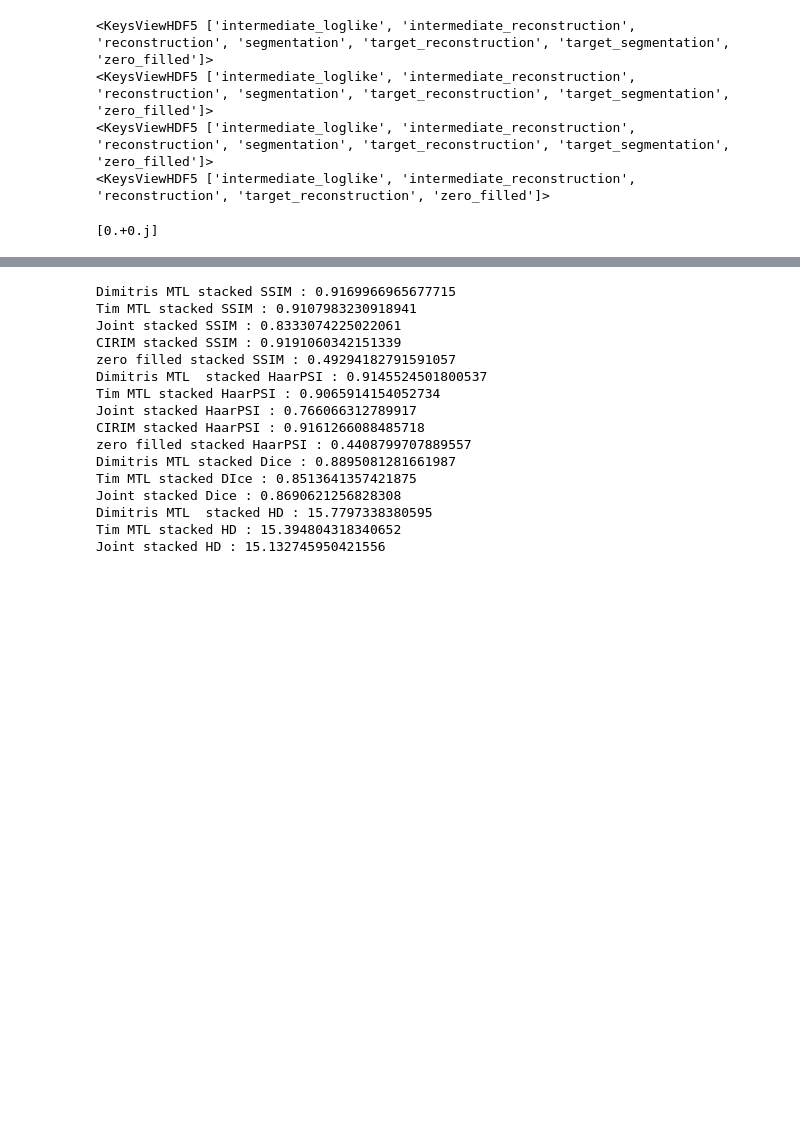
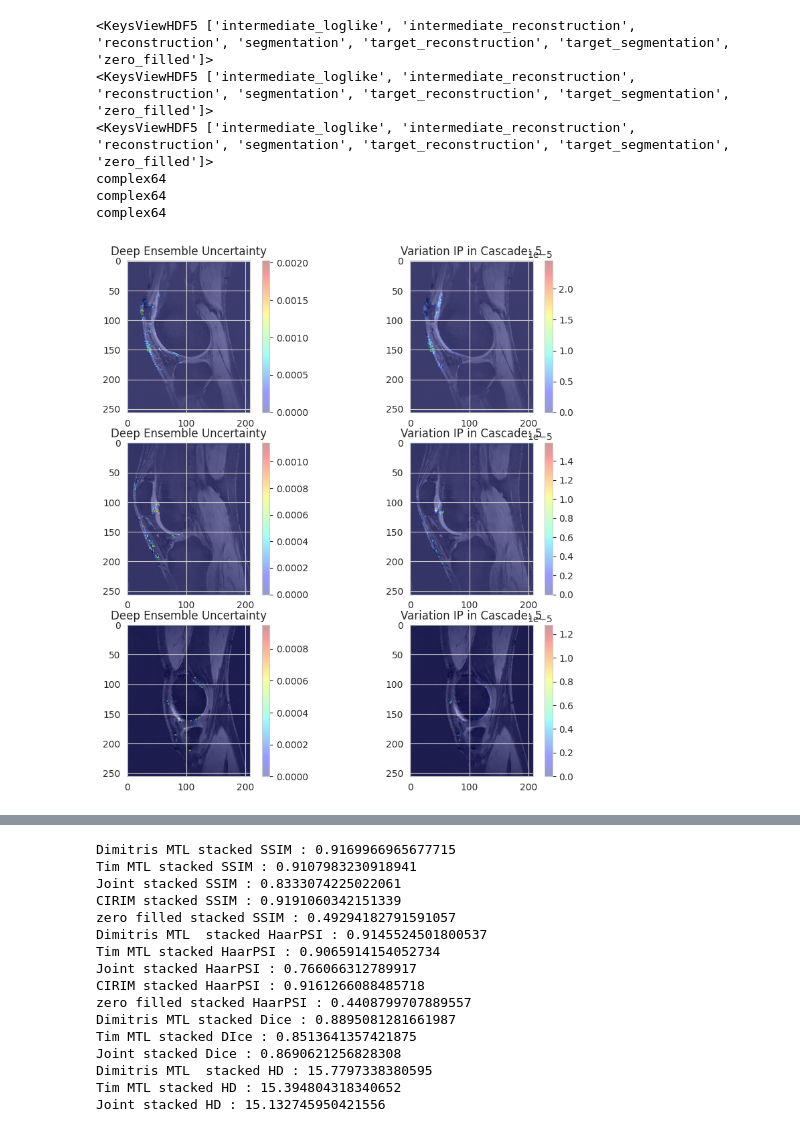
Before and after one commit to TimPaquaij/atommic, a Jupyter notebook: projects/MTL/rs/SKMTEA/Visualize_SD_IP.ipynb, the cells around one changed output, grey strips where cells are left out. Saved outputs shown, nothing was run; the diff lists cells and outputs as text; code cells hidden in the pictures; blank space fills up the shorter version.

```diff
--- a/projects/MTL/rs/SKMTEA/Visualize_SD_IP.ipynb
+++ b/projects/MTL/rs/SKMTEA/Visualize_SD_IP.ipynb
@@ -447,7 +448,7 @@ def check_stacked_complex(x: torch.Tensor) -> torch.Tensor:
     """
     return torch.view_as_complex(x) if x.shape[-1] == 2 else x
 # %%
-fname = '/data/projects/utwente/recon/SKM-TEA_small/v1-release/predictions/MTLRS_SENSE/predictions_4x/2024-03-14_21-54-00/predictions/MTR_005.h5'
+fname = '/data/projects/utwente/recon/SKM-TEA_small/v1-release/predictions/MTLRS_SENSE/predictions_4x/Ensemble/2024-04-29_11-02-03/predictions/MTR_005.h5'
 with h5py.File(fname, "r") as f:
     print(f.keys())
     scan_mtlrs_1 = f['reconstruction'][()].squeeze()
@@ -459,7 +460,7 @@ with h5py.File(fname, "r") as f:
     inter_rec_mtlrs_1  = f['intermediate_reconstruction'][()].squeeze()
 #scan_mtlrs = inter_rec[:,0,...]
 # print(scan_mtlrs_1 .shape,predictions_1 .shape,segmentation_labels_org_1 .shape,target_mtlrs_1 .shape, loglike_mtlrs_1 .shape,inter_rec_1 .shape)
-fname = '/data/projects/utwente/recon/SKM-TEA_small/v1-release/predictions/MTLRS_SENSE/predictions_4x/2024-03-14_21-53-04/predictions/MTR_005.h5'
+fname = '/data/projects/utwente/recon/SKM-TEA_small/v1-release/predictions/MTLRS_SENSE/predictions_4x/Ensemble/2024-04-29_11-02-21/predictions/MTR_005.h5'
 with h5py.File(fname, "r") as f:
     print(f.keys())
     scan_mtlrs_2 = f['reconstruction'][()].squeeze()
@@ -471,7 +472,7 @@ with h5py.File(fname, "r") as f:
     inter_rec_mtlrs_2  = f['intermediate_reconstruction'][()].squeeze()
 #scan_mtlrs = inter_rec[:,0,...]
 # print(scan_mtlrs_2 .shape,predictions_2 .shape,segmentation_labels_org_2 .shape,target_mtlrs_2 .shape, loglike_mtlrs_2 .shape,inter_rec_2 .shape)
-fname = '/data/projects/utwente/recon/SKM-TEA_small/v1-release/predictions/MTLRS_SENSE/predictions_4x/2024-03-14_21-52-14/predictions/MTR_005.h5'
+fname = '/data/projects/utwente/recon/SKM-TEA_small/v1-release/predictions/MTLRS_SENSE/predictions_4x/Ensemble/2024-04-29_11-02-29/predictions/MTR_005.h5'
 with h5py.File(fname, "r") as f:
     print(f.keys())
     # print(f.keys())
@@ -483,24 +484,13 @@ with h5py.File(fname, "r") as f:
     # zero_filled_3  = f['zero_filled'][()].squeeze()
     inter_rec_mtlrs_3  = f['intermediate_reconstruction'][()].squeeze()
 #scan_mtlrs = inter_rec[:,0,...]
-
-fname = "/data/projects/utwente/recon/SKM-TEA_small/v1-release/predictions/CIRIM_SENSE/predictions_4x/2024-03-15_13-26-08/predictions/MTR_005.h5"
-with h5py.File(fname, "r") as f:
-    print(f.keys())
-    # print(f.keys())
-    scan_cirim = f['reconstruction'][()].squeeze()
-    #target_cirim_3  = f['target_reconstruction'][()].squeeze()
-    # segmentation_labels_org_3  = f['target_segmentation'][()].squeeze()
-    loglike_cirim  = f['intermediate_loglike'][()].squeeze()
-    zero_filled_cirim = f['zero_filled'][()].squeeze()
-    inter_rec_cirim  = f['intermediate_reconstruction'][()].squeeze()
-#scan_cirim = inter_rec[:,0,...]
+print(scan_mtlrs_3.dtype)
+print(scan_mtlrs_1.dtype)
+print(scan_mtlrs_2.dtype)
 # %% [output]
 <KeysViewHDF5 ['intermediate_loglike', 'intermediate_reconstruction', 'reconstruction', 'segmentation', 'target_reconstruction', 'target_segmentation', 'zero_filled']>
 <KeysViewHDF5 ['intermediate_loglike', 'intermediate_reconstruction', 'reconstruction', 'segmentation', 'target_reconstruction', 'target_segmentation', 'zero_filled']>
 <KeysViewHDF5 ['intermediate_loglike', 'intermediate_reconstruction', 'reconstruction', 'segmentation', 'target_reconstruction', 'target_segmentation', 'zero_filled']>
-<KeysViewHDF5 ['intermediate_loglike', 'intermediate_reconstruction', 'reconstruction', 'target_reconstruction', 'zero_filled']>
+complex64
+complex64
+complex64
-# %%
-print(np.unique(zero_filled_cirim.reshape(1,-1)-zero_filled_mtlrs_1.reshape(1,-1)))
-# %% [output]
-[0.+0.j]
@@ -506,0 +499,45 @@ print(np.unique(zero_filled_cirim.reshape(1,-1)-zero_filled_mtlrs_1.reshape(1,-1
+# %%
+
+echo=0
+c=4
+alpha = 0.5
+std_MTLRS = np.var(np.array([inter_rec_mtlrs_1[:,0,c,echo],inter_rec_mtlrs_2[:,0,c,echo],inter_rec_mtlrs_3[:,0,c,echo]]),axis=0)*target
+std_MTLRS = gaussian_filter(std_MTLRS,alpha)
+std_MTLRS[std_MTLRS< 0.0005] = 0
+blur_inter_rec_mtlrs_3= gaussian_filter(np.power(inter_rec_mtlrs_3[:,1,c,echo],2),alpha)
+blur_inter_rec_mtlrs_3[blur_inter_rec_mtlrs_3<0.000003] = 0
+plt.figure(figsize=(10,10))
+plt.subplot(3,2,1)
+
+plt.imshow(scan_mtlrs_3[20,echo,:,:].real,cmap='gray')
+plt.imshow(std_MTLRS[20,:,:].real,alpha=0.4,cmap='jet')
+plt.title("Deep Ensemble Uncertainty")
+plt.colorbar()
+plt.subplot(3,2,2)
+plt.imshow(inter_rec_mtlrs_3[20,0,c,echo,:,:].real,cmap='gray')
+plt.imshow(blur_inter_rec_mtlrs_3[20].real,alpha=0.4,cmap='jet')
+plt.title(f"Variation IP in Cascade: {c+1}")
+plt.colorbar()
+plt.subplot(3,2,3)
+plt.imshow(scan_mtlrs_3[40,echo,:,:].real,cmap='gray')
+plt.imshow(std_MTLRS[40,:,:].real,alpha=0.4,cmap='jet')
+plt.title("Deep Ensemble Uncertainty")
+plt.colorbar()
+plt.subplot(3,2,4)
+plt.imshow(inter_rec_mtlrs_3[40,0,c,echo,:,:].real,cmap='gray')
+plt.imshow(blur_inter_rec_mtlrs_3[40].real,alpha=0.4,cmap='jet')
+plt.title(f"Variation IP in Cascade: {c+1}")
+plt.colorbar()
+plt.subplot(3,2,5)
+plt.imshow(scan_mtlrs_3[60,echo,:,:].real,cmap='gray')
+plt.imshow(std_MTLRS[60,:,:].real,alpha=0.4,cmap='jet')
+plt.title("Deep Ensemble Uncertainty")
+plt.colorbar()
+plt.subplot(3,2,6)
+plt.imshow(inter_rec_mtlrs_3[60,0,c,echo,:,:].real,cmap='gray')
+plt.imshow(blur_inter_rec_mtlrs_3[60].real,alpha=0.4,cmap='jet')
+plt.title(f"Variation IP in Cascade: {c+1}")
+plt.colorbar()
+plt.show()
+# %% [output]
+[figure, added]
```
Also changed, not shown: parts of 5 cells of this notebook, 17 other files.
